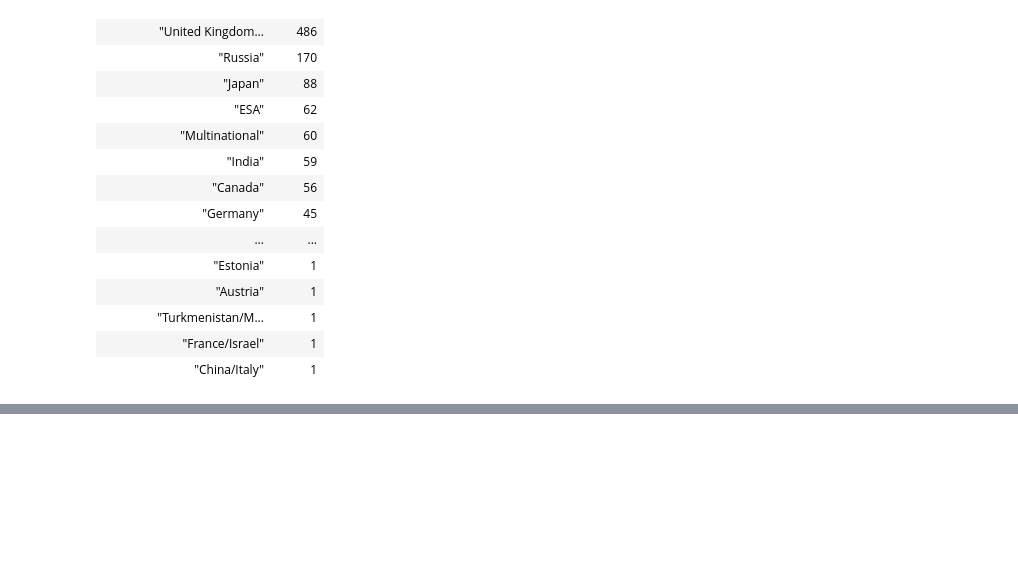
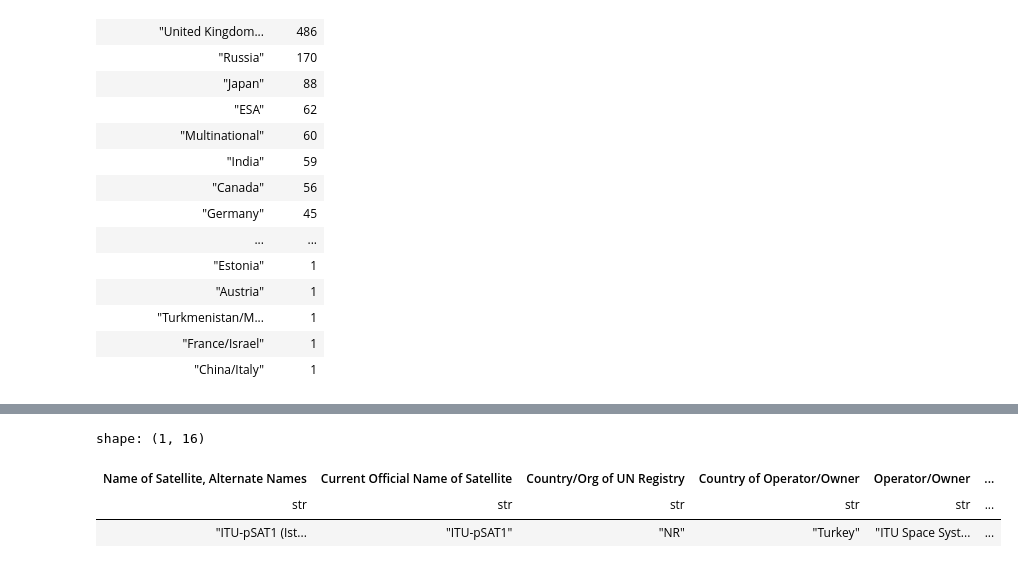
Before and after one commit to hakancangunerli/satellite_data, a Jupyter notebook: Untitled-1.ipynb, the cells around one changed output, grey strips where cells are left out. Cells and saved outputs as stored; diff of their text form; code cells hidden in the pictures; blank space fills up the shorter version.

```diff
--- a/Untitled-1.ipynb
+++ b/Untitled-1.ipynb
@@ -73,0 +195,7 @@ shape: (109, 2)
+# %%
+df_why_turkey.filter(pl.col('Launch Site') == 'Satish Dhawan Space Centre')
+# %% [output]
+shape: (1, 16)
+| Name of Satellite, Alternate Names | Current Official Name of Satellite | Country/Org of UN Registry | Country of Operator/Owner | Operator/Owner | ... |
+| str | str | str | str | str | ... |
+| "ITU-pSAT1 (Ist... | "ITU-pSAT1" | "NR" | "Turkey" | "ITU Space Syst... | ... |
```
Also changed, not shown: parts of 9 cells of this notebook.
